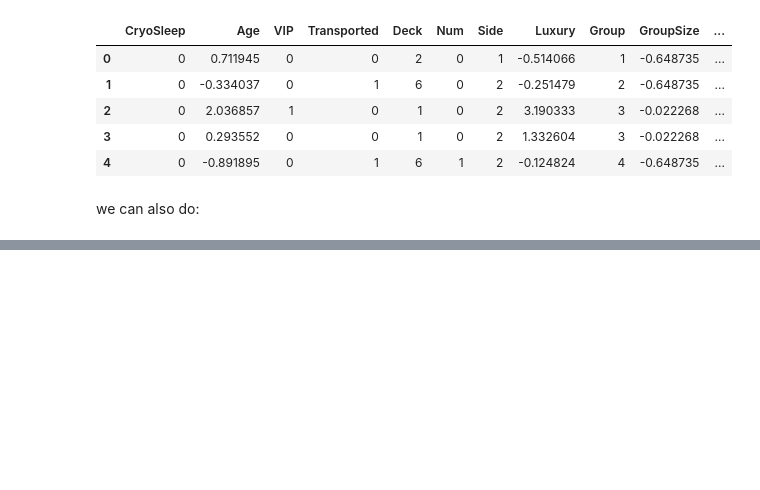
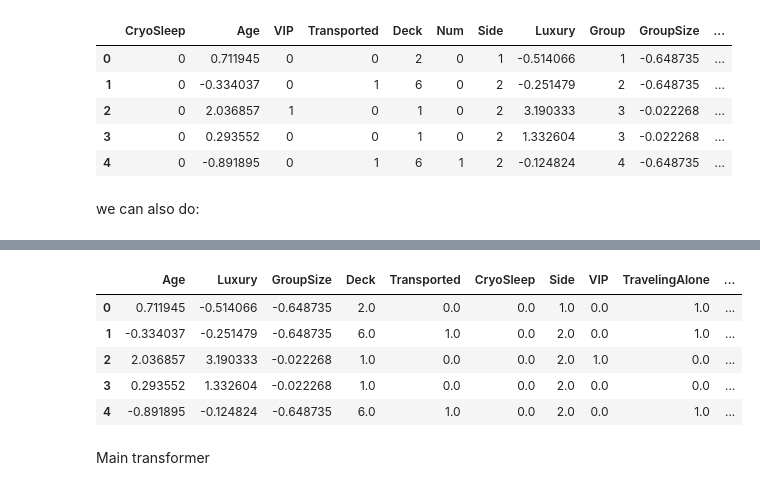
Before and after one commit to Braxion06/spaceship_titanic_competition, a Jupyter notebook: notebooks/004_data_transformation.ipynb, the cells around one changed output, grey strips where cells are left out. Saved outputs shown, nothing was run; the diff lists cells and outputs as text; code cells hidden in the pictures; blank space fills up the shorter version.

```diff
--- a/notebooks/004_data_transformation.ipynb
+++ b/notebooks/004_data_transformation.ipynb
@@ -477,0 +555,2 @@ we can also do:
+# %%
+main_transformer.fit_transform(df)
@@ -477,0 +571,2 @@ we can also do:
+# %%
+drop_transformer.fit_transform(df)
@@ -477,0 +598,6 @@ we can also do:
+# %%
+drop_features = drop_transformer.get_feature_names_out(df.columns)
+print(type(drop_features))
+print(drop_features)
+drop_features_list = drop_features.tolist()
+print(drop_features_list)
@@ -477,0 +611,13 @@ we can also do:
+# %%
+drop_output_df = pd.DataFrame( drop_transformer.fit_transform(df), columns= drop_features)
+# %%
+drop_output_df.head()
+# %% [output]
+|  | Age | Luxury | GroupSize | Deck | Transported | CryoSleep | Side | VIP | TravelingAlone | ... |
+| 0 | 0.711945 | -0.514066 | -0.648735 | 2.0 | 0.0 | 0.0 | 1.0 | 0.0 | 1.0 | ... |
+| 1 | -0.334037 | -0.251479 | -0.648735 | 6.0 | 1.0 | 0.0 | 2.0 | 0.0 | 1.0 | ... |
+| 2 | 2.036857 | 3.190333 | -0.022268 | 1.0 | 0.0 | 0.0 | 2.0 | 1.0 | 0.0 | ... |
+| 3 | 0.293552 | 1.332604 | -0.022268 | 1.0 | 0.0 | 0.0 | 2.0 | 0.0 | 0.0 | ... |
+| 4 | -0.891895 | -0.124824 | -0.648735 | 6.0 | 1.0 | 0.0 | 2.0 | 0.0 | 1.0 | ... |
+# %% [markdown]
+Main transformer
```
Also changed, not shown: parts of 23 cells of this notebook, 1 other file.
